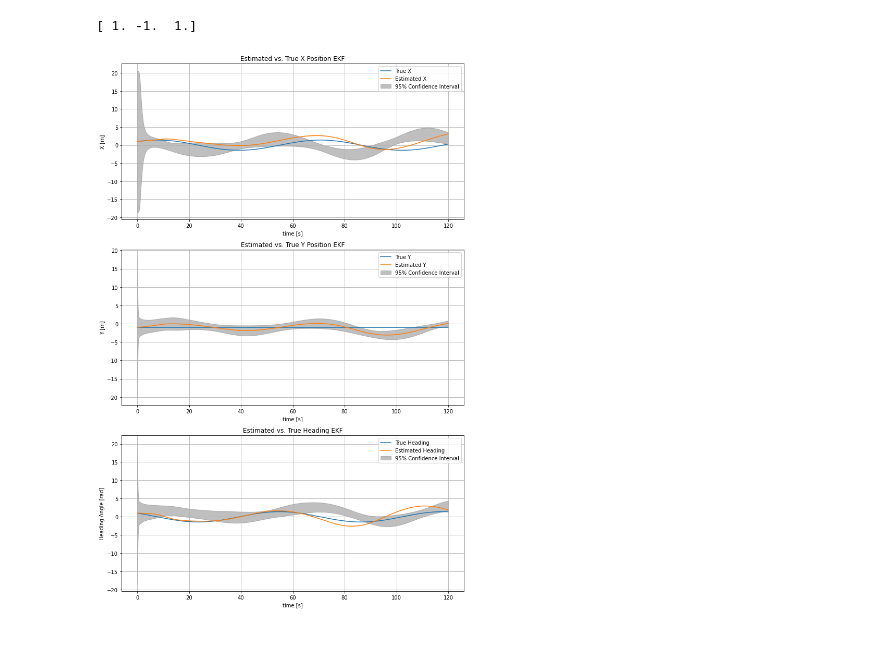
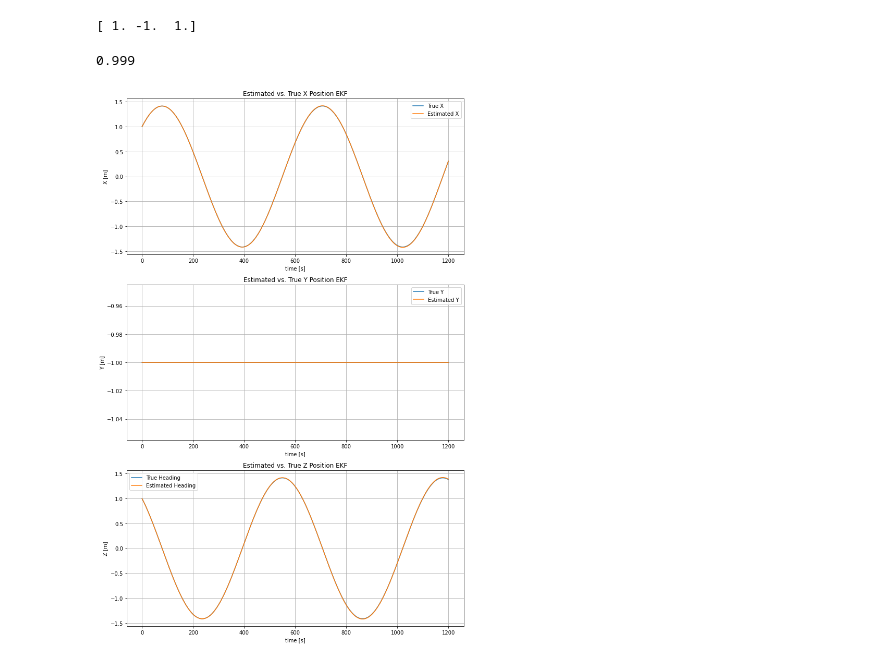
Before and after one commit to annasulzer/273-final-project, a Jupyter notebook: simulate_playground_EKF.ipynb, the cells around one changed output. Drawn from its saved outputs; the diff is of its cells as text; code cells hidden in the pictures.

```diff
--- a/simulate_playground_EKF.ipynb
+++ b/simulate_playground_EKF.ipynb
@@ -65,7 +65,7 @@ debris_points = np.array([[1,1,1],[1,1,-1],[1,-1,1],[1,-1,-1],[-1,1,1],[-1,1,-1]
     # Initialize the Quaternion for Debris Rotation.
     # Given any normalized direction vector [nx,ny,nz] and angular rotation [omega], the quaternion is of the
     # form: [nx*sin(omega/2),ny*sin(omega/2),nz*sin(omega/2),cos(omega/2)]
-omega = .1 # rad/s
+omega = .01 # rad/s
 quat = np.array([0,1*np.sin(omega/2),0,np.cos(omega/2)])
 
 # Initialize the Debris Object
@@ -75,24 +75,25 @@ mtest = sim.MeasurementModel(deb,np.array([o1,o2,o3]),del_t, n_blind=0)
 import EKF_class as EKF
 n = 36
 mu0 = np.zeros((n))
-mu0[:3] = np.array([0.0, 0.1, 0.0])
+mu0[:3] = np.array([0.0, omega, 0.0])
 mu0[3:] = debris_points.T.flatten()
 sigma0 = 100* np.diag(np.ones((n)))
 
 kalman_filter = EKF.KalmanFilter(mu0, sigma0, del_t)
 # %%
-sim_time = 120
+sim_time = 1200
 t1 = np.linspace(0,sim_time, int(sim_time/del_t))
 
 P_est_hist = np.zeros((len(t1), n, n))
 x_est_hist = np.zeros((len(t1), n))
 x_est_hist_min = np.zeros((len(t1), n))
 for i in range(len(t1)):
-    y = mtest[i].T.flatten() #replace with measurements
-    sat_pos = o1[i].T.flatten()
+    y = mtest[i] #replace with measurements
+    sat_pos = o1[i].flatten()
+
 
     x_est_min, P_est= kalman_filter.predict()
-    x_est, P_est = kalman_filter.update(y[:11], x_est_min, P_est, sat_pos)
+    x_est, P_est = kalman_filter.update(y[0], x_est_min, P_est, sat_pos)
 
     # Make sure to store the estimated state and covariance for analysis
     P_est_hist[i, :, :] = P_est
@@ -156,13 +157,17 @@ plt.show()
 posehist = np.zeros((3, len(time_array)))
 
 for t in range(len(time_array)):
-    debr = deb[t]
-    posehist[:, t] = debr[:, 2]
+    debr = deb[t].T.flatten()
+    posehist[:, t] = debr[6:9]
 
 posehist = posehist.T
 print(posehist[0])
 # %% [output]
 [ 1. -1.  1.]
+# %%
+x_est_hist[0, 11]
+# %% [output]
+0.999
 # %%
 time_step = del_t
 time_array = np.arange(0, sim_time, time_step)
@@ -178,36 +183,36 @@ std_dev_y = np.sqrt(P_est_hist[:, 1, 1])
 confidence_interval_y = 1.96 * std_dev_y
 
 fig, axs = plt.subplots(3, 1, figsize=(10, 15))
 
 axs[0].plot(time_array, posehist[:, 0], label="True X")
 axs[0].plot(time_array, x_est_hist[:, 9], label="Estimated X")
-axs[0].fill_between(time_array, x_est_hist[:,9] - confidence_interval_x, x_est_hist[:, 9] + confidence_interval_x, color='gray', alpha=0.5, label="95% Confidence Interval")
+#axs[0].fill_between(time_array, x_est_hist[:,9] - confidence_interval_x, x_est_hist[:, 9] + confidence_interval_x, color='gray', alpha=0.5, label="95% Confidence Interval")
 axs[0].set_xlabel('time [s]')
 axs[0].set_ylabel('X [m]')
 axs[0].legend()
 axs[0].grid(True)
 axs[0].set_title('Estimated vs. True X Position EKF')
 
 # Plot Y Position
 axs[1].plot(time_array, posehist[:, 1], label="True Y")
 axs[1].plot(time_array, x_est_hist[:, 10], label="Estimated Y")
-axs[1].fill_between(time_array,  x_est_hist[:, 10] - confidence_interval_y, x_est_hist[:, 10] + confidence_interval_y, color='gray', alpha=0.5, label="95% Confidence Interval")
+#axs[1].fill_between(time_array,  x_est_hist[:, 10] - confidence_interval_y, x_est_hist[:, 10] + confidence_interval_y, color='gray', alpha=0.5, label="95% Confidence Interval")
 axs[1].set_xlabel('time [s]')
 axs[1].set_ylabel('Y [m]')
 axs[1].legend()
 axs[1].grid(True)
 axs[1].set_title('Estimated vs. True Y Position EKF')
 
 axs[2].plot(time_array, posehist[:, 2], label="True Heading")
 axs[2].plot(time_array, x_est_hist[:, 11], label="Estimated Heading")
-axs[2].fill_between(time_array, x_est_hist_min[:, 11] - confidence_interval_heading, x_est_hist[:, 11] + confidence_interval_heading, color='gray', alpha=0.5, label="95% Confidence Interval")
+#axs[2].fill_between(time_array, x_est_hist[:, 11] - confidence_interval_heading, x_est_hist[:, 11] + confidence_interval_heading, color='gray', alpha=0.5, label="95% Confidence Interval")
 axs[2].set_xlabel('time [s]')
-axs[2].set_ylabel('Heading Angle [rad]')
+axs[2].set_ylabel('Z [m]')
 axs[2].legend()
 axs[2].grid(True)
-axs[2].set_title('Estimated vs. True Heading EKF')
+axs[2].set_title('Estimated vs. True Z Position EKF')
 
 plt.tight_layout()
 plt.show()
 # %% [output]
-[figure, old version]
+[figure, new version]
```
Also changed, not shown: parts of 4 cells of this notebook, 1 other file.
